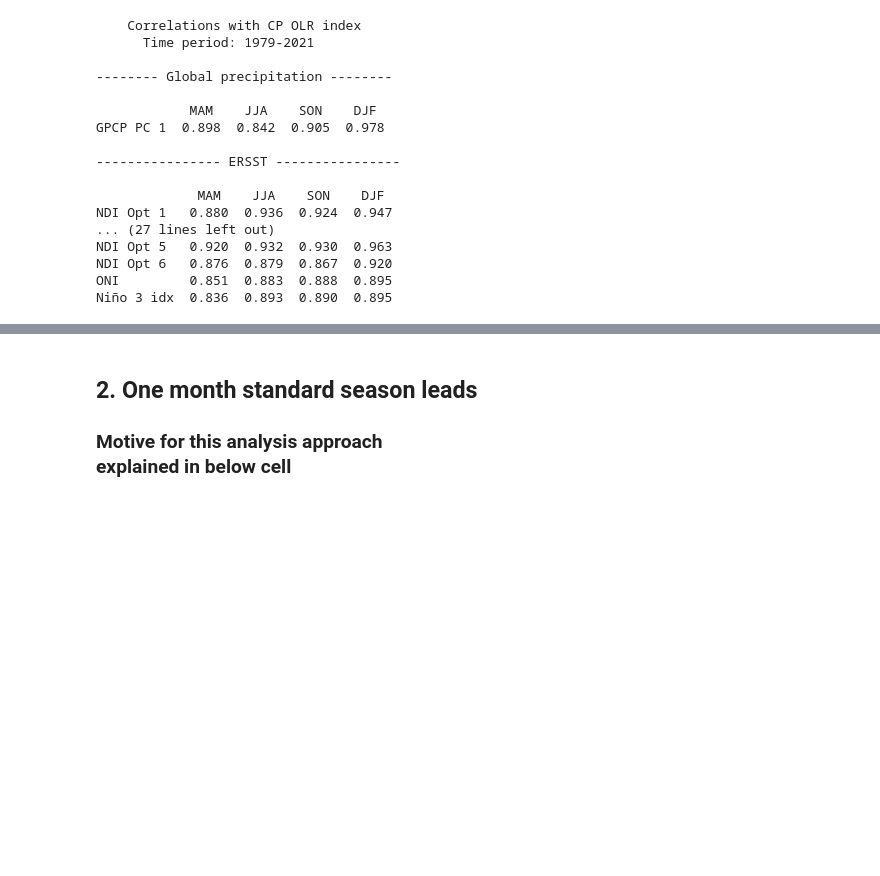
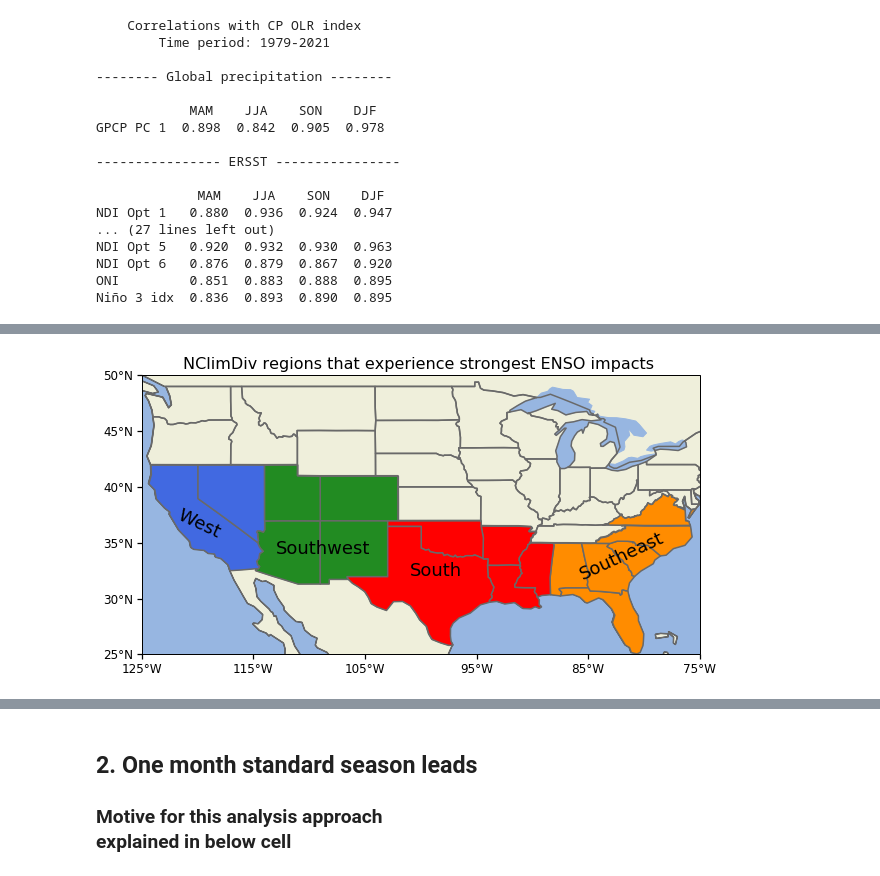
Before and after one commit to smeyer71/ENSO_research, a Jupyter notebook: NDI search process/NDI_options_tests.ipynb, the cells around one changed output, grey strips where cells are left out. Drawn from its saved outputs; the diff is of its cells as text; code cells hidden in the pictures; blank space fills up the shorter version.

```diff
--- a/NDI search process/NDI_options_tests.ipynb
+++ b/NDI search process/NDI_options_tests.ipynb
@@ -1630,0 +1853,86 @@ Niño 3 idx  0.836  0.893  0.890  0.895
+# %%
+fig = plt.figure(figsize=(10,6))
+ax = fig.add_subplot(1,1,1,
+                     projection=ccrs.PlateCarree(central_longitude=180.0))
+
+ax.coastlines(resolution='110m')
+ax.set_extent([235,285,25,50], crs=ccrs.PlateCarree())
+
+#Add land,lakes,ocean,
+#and country, state, and ocean borders
+ax.add_feature(cfeature.LAND)
+ax.add_feature(cfeature.OCEAN)
+ax.add_feature(cfeature.LAKES)
+ax.add_feature(cfeature.BORDERS,edgecolor='dimgrey',linewidth=1.5)
+ax.add_feature(cfeature.COASTLINE,edgecolor='dimgrey',linewidth=1.5)
+
+ax.xlabels_top = False
+ax.xlabels_bottom = True
+ax.ylabels_left = True
+ax.ylabels_right = False
+
+ax.set_xticks([-125,-115,-105,-95,-85,-75],crs = ccrs.PlateCarree())
+ax.set_yticks([25,30,35,40,45,50], crs = ccrs.PlateCarree())
+
+lon_formatter = LongitudeFormatter()
+lat_formatter = LatitudeFormatter()
+ax.xaxis.set_major_formatter(lon_formatter)
+ax.yaxis.set_major_formatter(lat_formatter)
+
+ax.tick_params(axis='both',labelsize=12)
+ax.tick_params(width=1.25,length=5)
+
+states_shp = shpreader.natural_earth(resolution='110m',
+                                     category='cultural',
+                                     name='admin_1_states_provinces_lakes')
+
+'''
+   Here, I find the order in which states are listed
+   in the shape file separately, then pass it in the
+   following for loop to shade the relevant NClimDiv
+   regions so it works properly.
+
+   For the removal of the padding "\x00" from below for
+   loop otuput to work, I have to append each state in
+   it's own separate bracket. This means I have to "bracket"
+   my NClimDiv state arrays to produce an exact match
+   of the state list from shape file to shade the
+   desired states.
+'''
+reader = shpreader.Reader(states_shp)
+states_list = []
+for record in reader.records():
+    name = record.attributes['name']
+    states_list.append([name])
+
+states_list_order = [[states_list.replace('\x00', '') for states_list in x] for x in states_list]
+
+nclimdiv_south = (['Texas'],['Oklahoma'],['Arkansas'],['Louisiana'],['Mississippi'])
+nclimdiv_se = (['Alabama'],['Georgia'],['Florida'],['South Carolina'],['North Carolina'],['Virginia'])
+nclimdiv_sw = (['New Mexico'],['Colorado'],['Utah'],['Arizona'])
+nclimdiv_west = (['Nevada'],['California'])
+
+for state_names, state in zip(states_list_order, reader.geometries()):
+    #name = record.attributes['name']
+    if state_names in nclimdiv_south:
+        shading = 'red'
+    elif state_names in nclimdiv_se:
+        shading = 'DarkOrange'
+    elif state_names in nclimdiv_sw:
+        shading = 'forestgreen'
+    elif state_names in nclimdiv_west:
+        shading = 'royalblue'
+    else:
+        shading = 'none'
+
+    ax.add_geometries([state], ccrs.PlateCarree(),
+                      facecolor=shading, edgecolor='dimgrey',linewidth=1.5)
+
+south_label = ax.text(79,32,'South',fontsize=18)
+se_label = ax.text(94,35,'Southeast',fontsize=18,rotation=25)
+sw_label = ax.text(67,34,'Southwest',fontsize=18)
+west_label = ax.text(58,37,'West',fontsize=18,rotation=-25)
+title_fig = 'NClimDiv regions that experience strongest ENSO impacts'
+header = fig.text(0.51,0.85,title_fig, ha='center', va='center',fontsize = 16)
+# %% [output]
+[figure, added]
```
Also changed, not shown: parts of 44 cells of this notebook.
